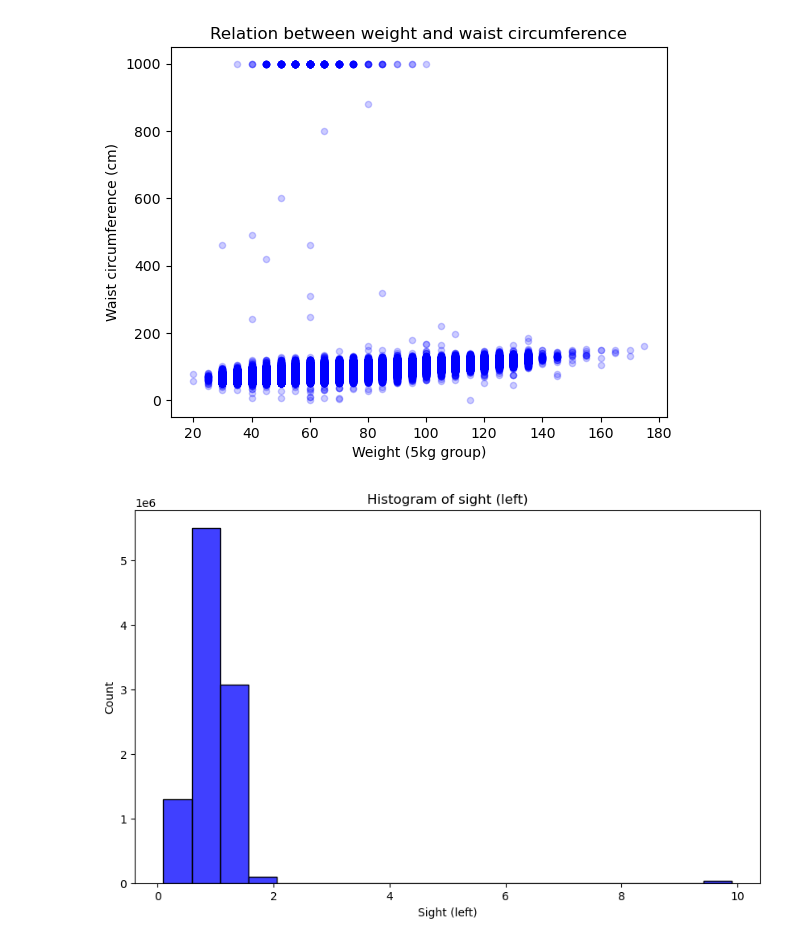
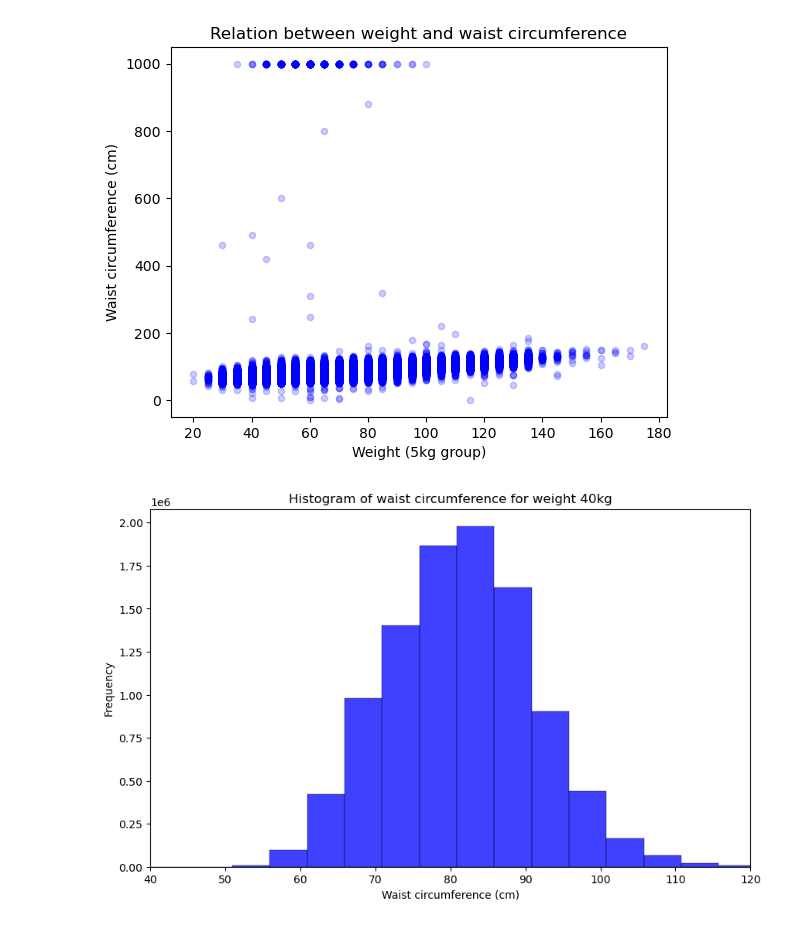
Before and after one commit to tjohns94/csd230finalproject, a Jupyter notebook: explore_wwhs.ipynb, the cells around one changed output. Saved outputs shown, nothing was run; the diff lists cells and outputs as text; code cells hidden in the pictures.

```diff
--- a/explore_wwhs.ipynb
+++ b/explore_wwhs.ipynb
@@ -4,6 +4,10 @@ import matplotlib.pyplot as plt
 import seaborn as sns
 # %%
 age_wwhs = pd.read_csv('./data/age_wwhs.csv', encoding='cp949')
+entry_count_tracker = []
+entry_count_tracker.append(age_wwhs.shape[0])
+age_wwhs.dropna(inplace=True)
+entry_count_tracker.append(age_wwhs.shape[0])
 age_wwhs.loc[age_wwhs['기준년도']==2013, '연령대코드(5세단위)'] += 4
 # %%
 plt.figure(figsize=(10, 6))
@@ -18,10 +22,11 @@ plt.show()
 # %%
 # Histograms of sight (left)
 plt.figure(figsize=(10, 6))
-sns.histplot(data=age_wwhs['연령대코드(5세단위)']==18, x=age_wwhs['시력(좌)'], bins = 20, color='blue')
-plt.title('Histogram of sight (left)')
-plt.xlabel('Sight (left)')
-plt.ylabel('Count')
+sns.histplot(data=age_wwhs['체중(5kg단위)']==40, x=age_wwhs['허리둘레'], color='blue', bins=200)
+plt.title('Histogram of waist circumference for weight 40kg')
+plt.xlabel('Waist circumference (cm)')
+plt.ylabel('Frequency')
+plt.xlim(40, 120)
 plt.show()
 # %% [output]
-[figure, old version]
+[figure, new version]
```
Also changed, not shown: parts of 4 cells of this notebook.
